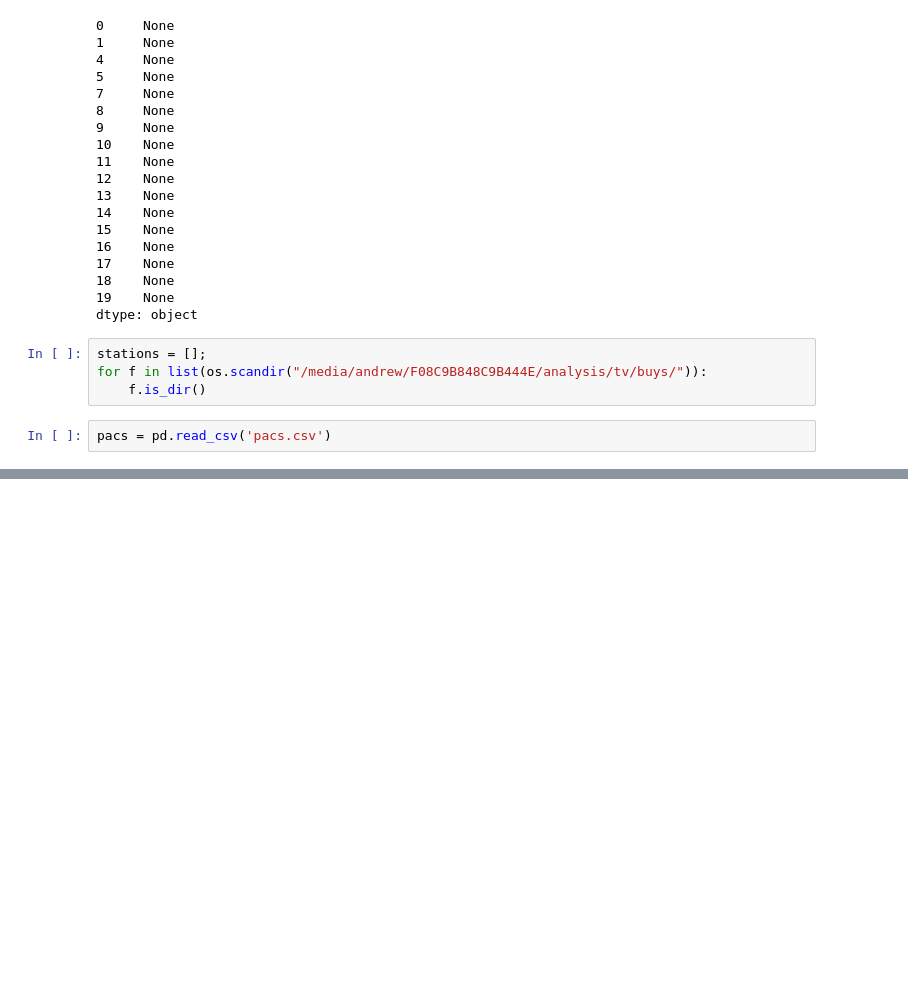
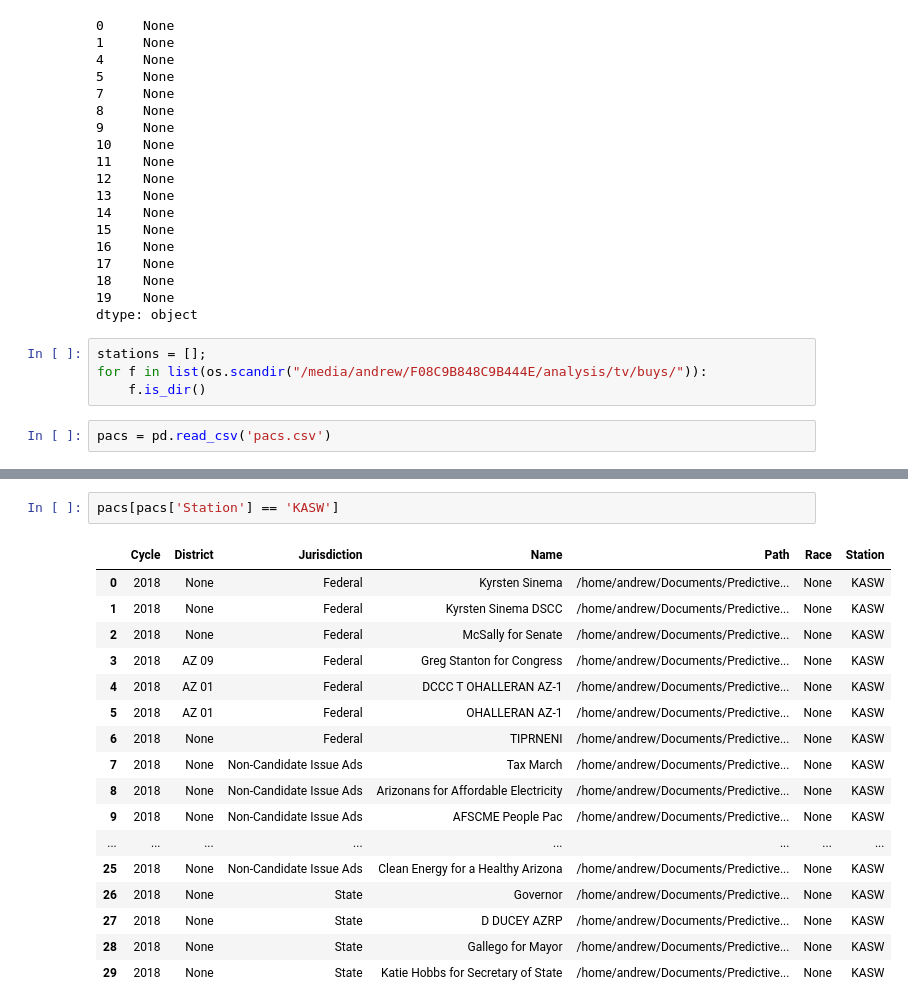
Before and after one commit to and-pulc/fccscraper, a Jupyter notebook: FCCBulkDownload.ipynb, the cells around one changed output, grey strips where cells are left out. Drawn from its saved outputs; the diff is of its cells as text; blank space fills up the shorter version.

```diff
--- a/FCCBulkDownload.ipynb
+++ b/FCCBulkDownload.ipynb
@@ -491,0 +607,20 @@ pz[pz.Name.str.contains('Super')]
+# %%
+pacs[pacs['Station'] == 'KASW']
+# %% [output]
+|  | Cycle | District | Jurisdiction | Name | Path | Race | Station |
+| 0 | 2018 | None | Federal | Kyrsten Sinema | /home/andrew/Documents/Predictive... | None | KASW |
+| 1 | 2018 | None | Federal | Kyrsten Sinema DSCC | /home/andrew/Documents/Predictive... | None | KASW |
+| 2 | 2018 | None | Federal | McSally for Senate | /home/andrew/Documents/Predictive... | None | KASW |
+| 3 | 2018 | AZ 09 | Federal | Greg Stanton for Congress | /home/andrew/Documents/Predictive... | None | KASW |
+| 4 | 2018 | AZ 01 | Federal | DCCC T OHALLERAN AZ-1 | /home/andrew/Documents/Predictive... | None | KASW |
+| 5 | 2018 | AZ 01 | Federal | OHALLERAN AZ-1 | /home/andrew/Documents/Predictive... | None | KASW |
+| 6 | 2018 | None | Federal | TIPRNENI | /home/andrew/Documents/Predictive... | None | KASW |
+| 7 | 2018 | None | Non-Candidate Issue Ads | Tax March | /home/andrew/Documents/Predictive... | None | KASW |
+| 8 | 2018 | None | Non-Candidate Issue Ads | Arizonans for Affordable Electricity | /home/andrew/Documents/Predictive... | None | KASW |
+| 9 | 2018 | None | Non-Candidate Issue Ads | AFSCME People Pac | /home/andrew/Documents/Predictive... | None | KASW |
+| ... | ... | ... | ... | ... | ... | ... | ... |
+| 25 | 2018 | None | Non-Candidate Issue Ads | Clean Energy for a Healthy Arizona | /home/andrew/Documents/Predictive... | None | KASW |
+| 26 | 2018 | None | State | Governor | /home/andrew/Documents/Predictive... | None | KASW |
+| 27 | 2018 | None | State | D DUCEY AZRP | /home/andrew/Documents/Predictive... | None | KASW |
+| 28 | 2018 | None | State | Gallego for Mayor | /home/andrew/Documents/Predictive... | None | KASW |
+| 29 | 2018 | None | State | Katie Hobbs for Secretary of State | /home/andrew/Documents/Predictive... | None | KASW |
```
Also changed, not shown: parts of 24 cells of this notebook, 12 other files.
